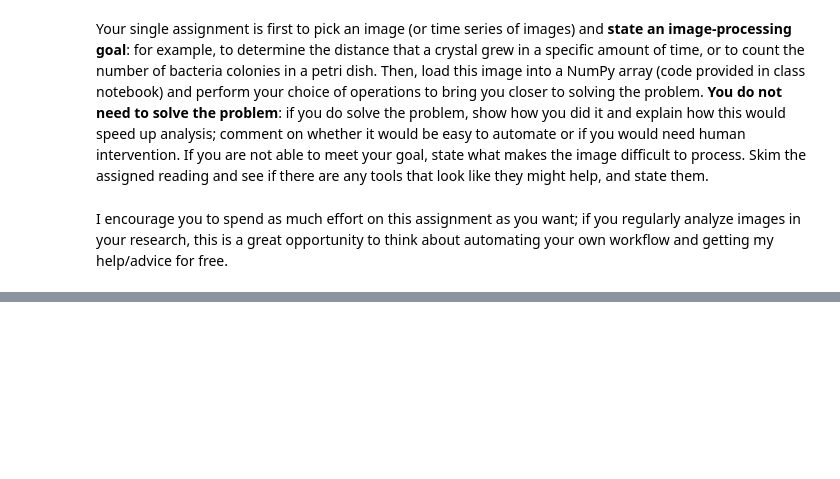
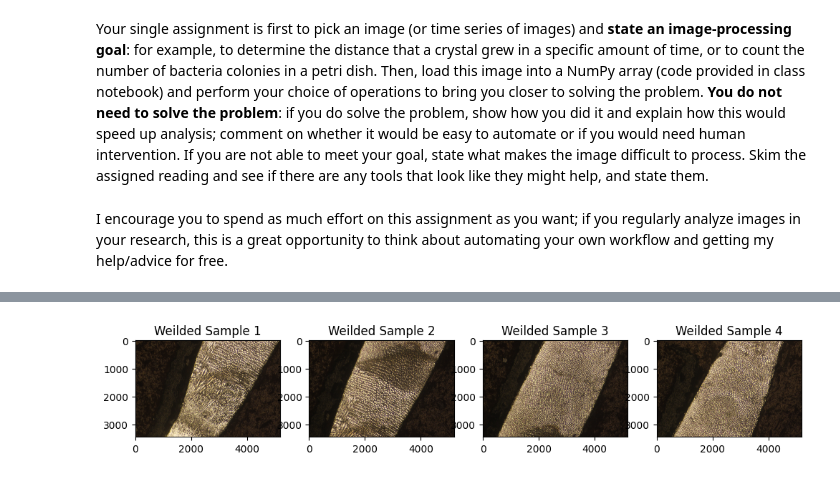
Before and after one commit to AngleKit/MSE7530Codes, a Jupyter notebook: Assignments/Assignment5.ipynb, the cells around one changed output, grey strips where cells are left out. Cells and saved outputs as stored; diff of their text form; code cells hidden in the pictures; blank space fills up the shorter version.

```diff
--- a/Assignments/Assignment5.ipynb
+++ b/Assignments/Assignment5.ipynb
@@ -18,3 +27,26 @@ phz_file = '/content/MSE7530/sampledata/glass_phase.png'
+# %%
+sub1_file = '/content/MSE7530Codes/Assignments/Substrate/50X_1.JPG'
+sub2_file = '/content/MSE7530Codes/Assignments/Substrate/50X_2.JPG'
+sub3_file = '/content/MSE7530Codes/Assignments/Substrate/50X_3.JPG'
+sub4_file = '/content/MSE7530Codes/Assignments/Substrate/50X_4.JPG'
 # %%
 import skimage as ski
 import scipy.ndimage as ndi
+# %%
+sample1= ski.io.imread(sub1_file)
+sample2= ski.io.imread(sub2_file)
+sample3= ski.io.imread(sub3_file)
+sample4= ski.io.imread(sub4_file)
+# %%
+fig, ax = plt.subplots(1, 4, figsize=(12, 6))
+ax[0].imshow(sample1, cmap='gray') # represents the 2D array as something we can see
+ax[1].imshow(sample2, cmap='gray') # 'gray' is the colormap we use
+ax[2].imshow(sample3, cmap='gray') # represents the 2D array as something we can see
+ax[3].imshow(sample4, cmap='gray') # 'gray' is the colormap we use
+ax[0].set_title('Weilded Sample 1')
+ax[1].set_title('Weilded Sample 2')
+ax[2].set_title('Weilded Sample 3')
+ax[3].set_title('Weilded Sample 4')
+plt.show()
+# %% [output]
+[figure, added]
```
Also changed, not shown: parts of 4 cells of this notebook.
